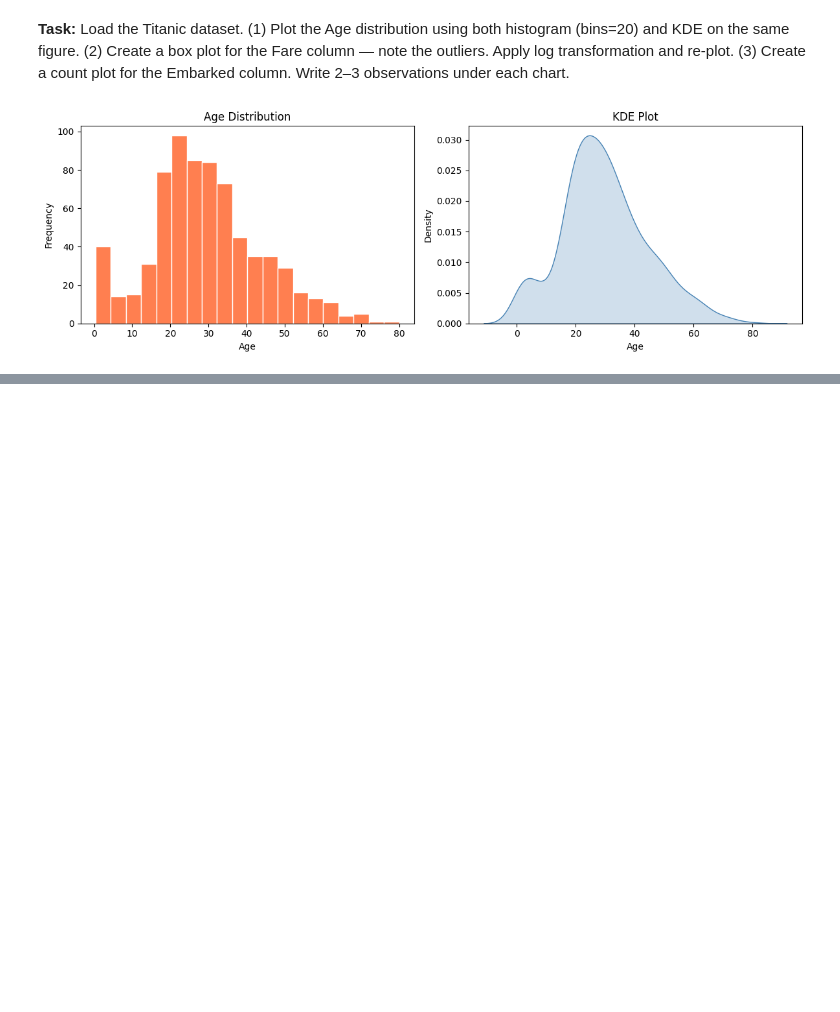
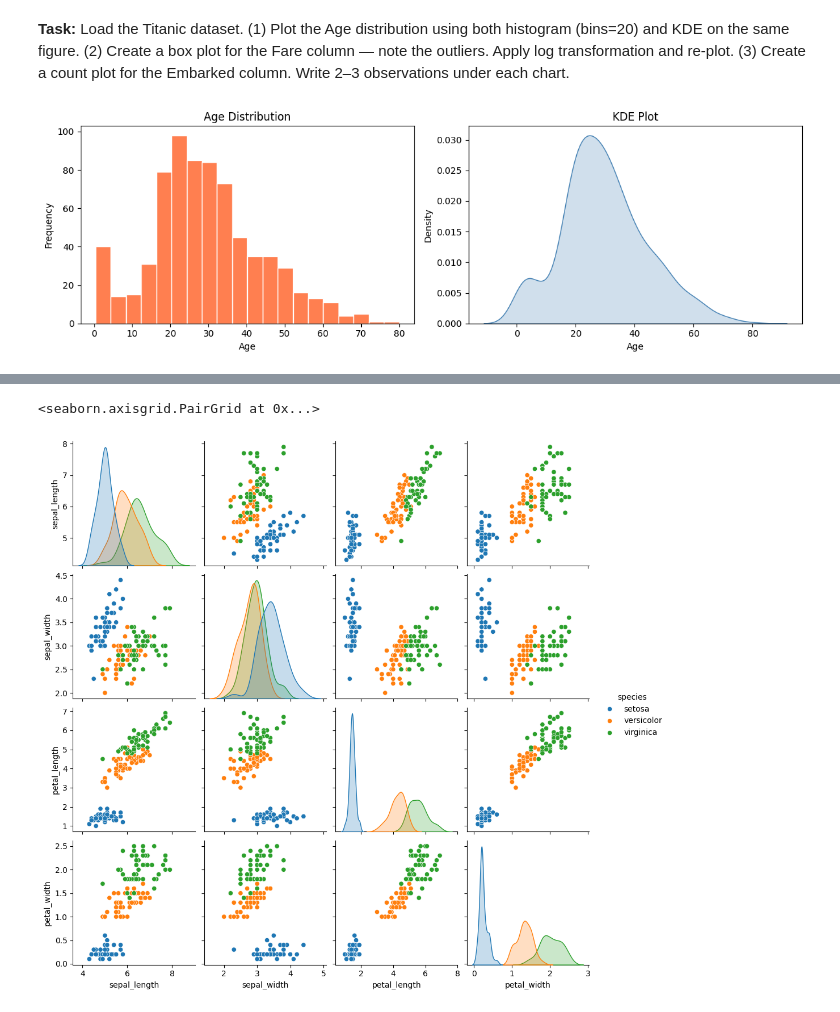
Before and after one commit to SAISANJAYR/Sai-s_IQube_Practice_Tasks, a Jupyter notebook: Sai's_IQube_Practice_Notebook.ipynb, the cells around one changed output, grey strips where cells are left out. Drawn from its saved outputs; the diff is of its cells as text; code cells hidden in the pictures; blank space fills up the shorter version.

```diff
--- a/Sai's_IQube_Practice_Notebook.ipynb
+++ b/Sai's_IQube_Practice_Notebook.ipynb
@@ -340,0 +334,7 @@ plt.show()
+# %%
+# PairPlot
+sns.pairplot(iris, hue='species')
+# Setting hue param automatically uses kde for diagonal plot instead of histogram which is default
+# %% [output]
+<seaborn.axisgrid.PairGrid at 0x...>
+[figure, added]
```
Also changed, not shown: parts of 11 cells of this notebook.
